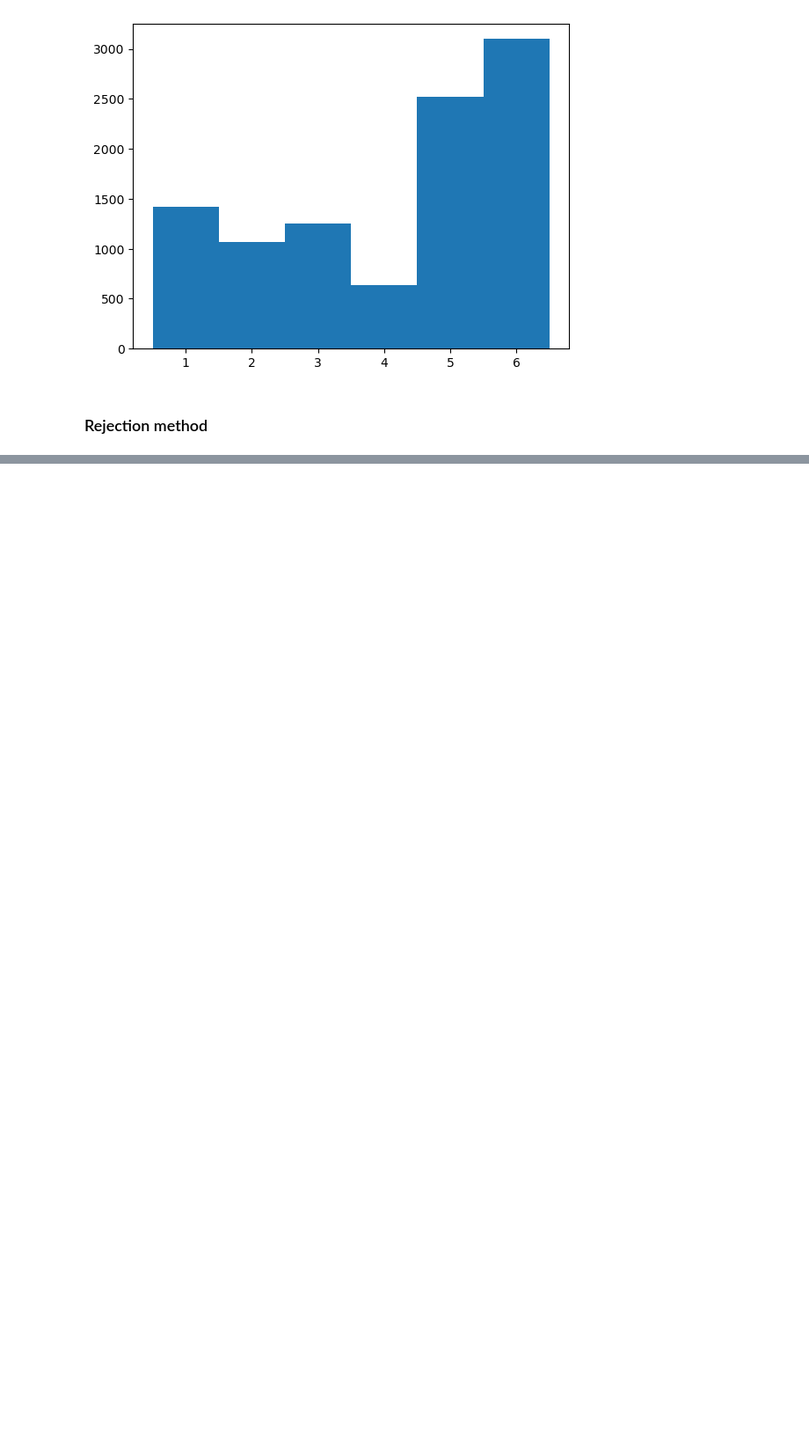
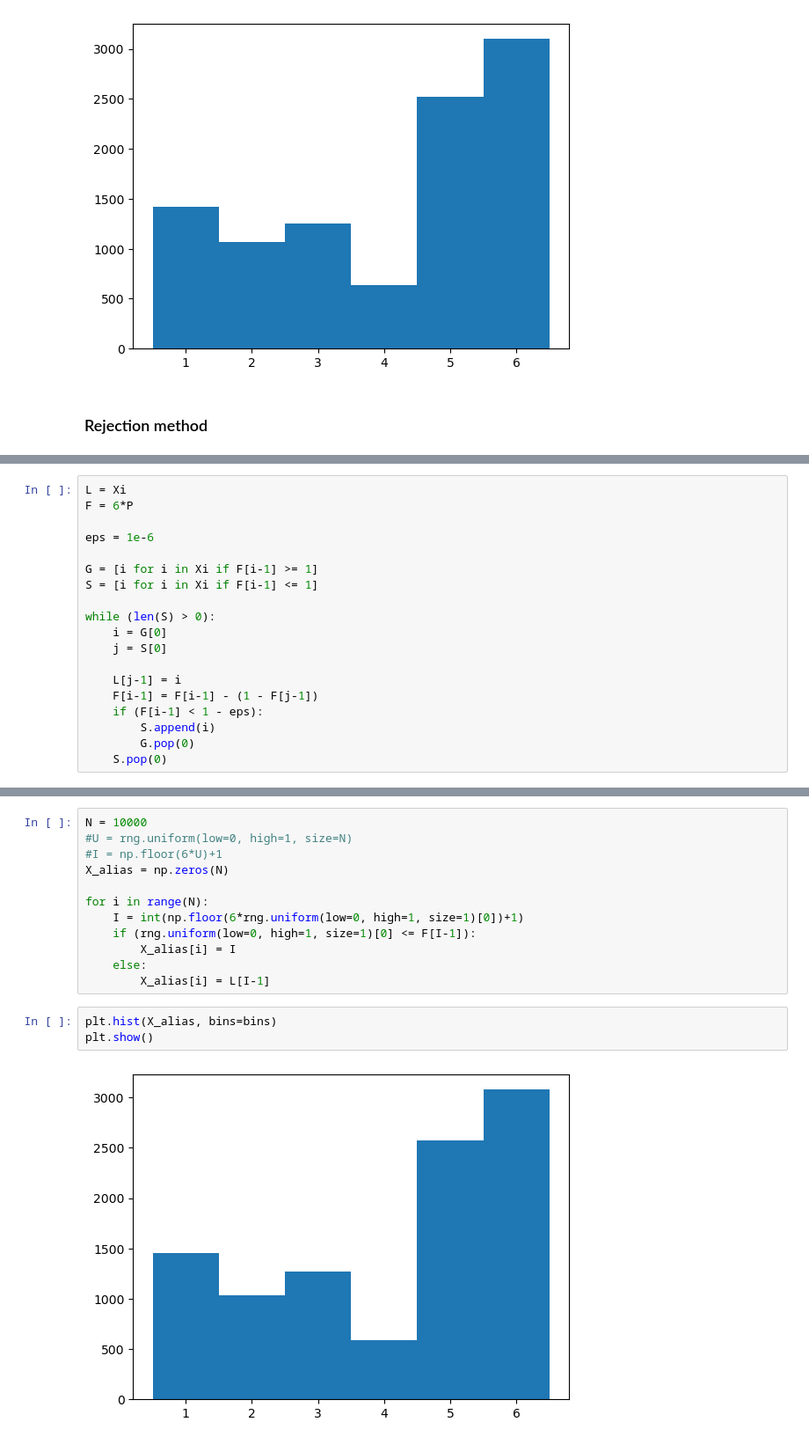
Before and after one commit to s224399/Stoc_sim_2k26, a Jupyter notebook: Exercises(week_1)/Nico/Exercise 2.ipynb, the cells around one changed output, grey strips where cells are left out. Shown at 88% size. Cells and saved outputs as stored; diff of their text form; blank space fills up the shorter version.

```diff
--- a/Exercises(week_1)/Nico/Exercise 2.ipynb
+++ b/Exercises(week_1)/Nico/Exercise 2.ipynb
@@ -59,0 +78,19 @@ plt.hist(X_crude, bins=bins)
+# %%
+L = Xi
+F = 6*P
+
+eps = 1e-6
+
+G = [i for i in Xi if F[i-1] >= 1]
+S = [i for i in Xi if F[i-1] <= 1]
+
+while (len(S) > 0):
+    i = G[0]
+    j = S[0]
+
+    L[j-1] = i
+    F[i-1] = F[i-1] - (1 - F[j-1])
+    if (F[i-1] < 1 - eps):
+        S.append(i)
+        G.pop(0)
+    S.pop(0)
@@ -59,0 +101,17 @@ plt.hist(X_crude, bins=bins)
+# %%
+N = 10000
+#U = rng.uniform(low=0, high=1, size=N)
+#I = np.floor(6*U)+1
+X_alias = np.zeros(N)
+
+for i in range(N):
+    I = int(np.floor(6*rng.uniform(low=0, high=1, size=1)[0])+1)
+    if (rng.uniform(low=0, high=1, size=1)[0] <= F[I-1]):
+        X_alias[i] = I
+    else:
+        X_alias[i] = L[I-1]
+# %%
+plt.hist(X_alias, bins=bins)
+plt.show()
+# %% [output]
+[figure, added]
```
Also changed, not shown: parts of 8 cells of this notebook.
